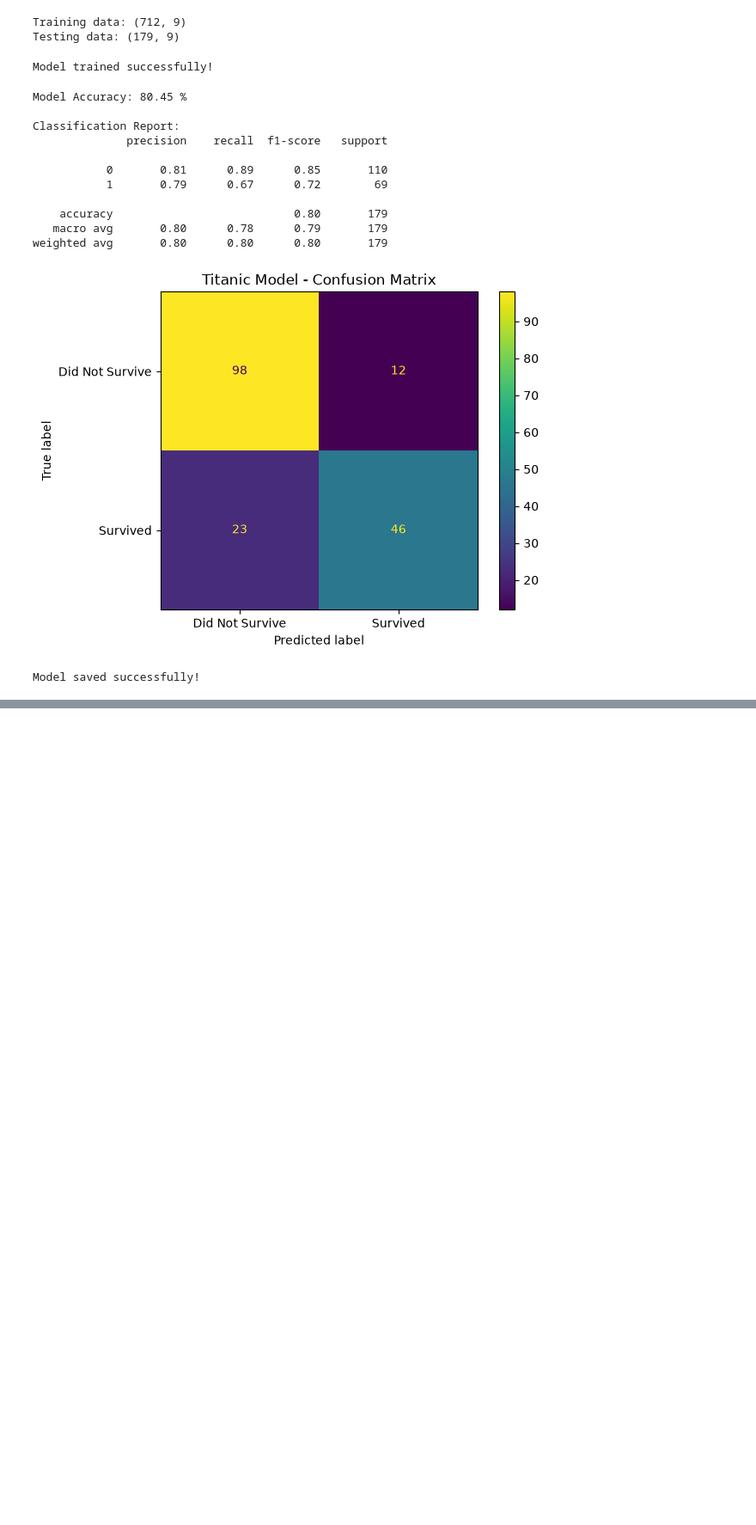
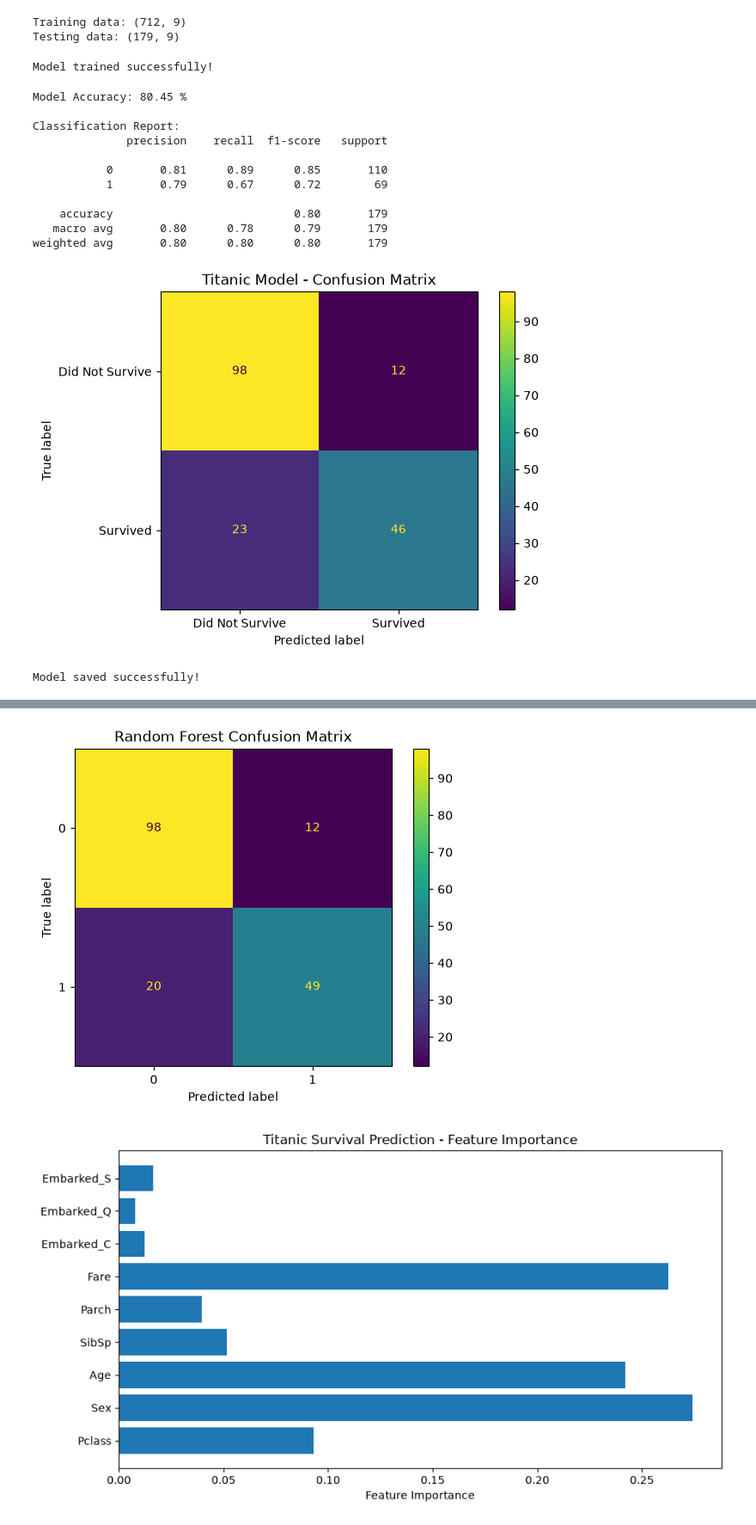
Before and after one commit to vinit14thk/Titanic-Survival-Prediction, a Jupyter notebook: titanic_project.ipynb, the cells around one changed output, grey strips where cells are left out. Shown at 86% size. Cells and saved outputs as stored; diff of their text form; code cells hidden in the pictures; blank space fills up the shorter version.

```diff
--- a/titanic_project.ipynb
+++ b/titanic_project.ipynb
@@ -424,0 +439,10 @@ Random Forest model saved successfully!
+# %%
+import pandas as pd
+
+# Reload the original cleaned dataset
+df = pd.read_csv("cleaned_titanic.csv")
+
+print("Sex values after reloading:")
+print(df["Sex"].unique())
+
+print("\nMissing values in Sex:", df["Sex"].isnull().sum())
@@ -424,0 +454,17 @@ Random Forest model saved successfully!
+# %%
+from sklearn.model_selection import train_test_split
+
+X = df[
+    ["Pclass", "Sex", "Age", "SibSp", "Parch", "Fare",
+     "Embarked_C", "Embarked_Q", "Embarked_S"]
+]
+
+y = df["Survived"]
+
+X_train, X_test, y_train, y_test = train_test_split(
+    X, y, test_size=0.2, random_state=42, stratify=y
+)
+
+print("Training rows:", len(X_train))
+print("Testing rows:", len(X_test))
+print("Missing values:", X.isnull().sum().sum())
@@ -424,0 +521,19 @@ Random Forest model saved successfully!
+# %%
+import matplotlib.pyplot as plt
+from sklearn.metrics import ConfusionMatrixDisplay
+
+# Confusion matrix
+ConfusionMatrixDisplay.from_predictions(y_test, rf_pred)
+plt.title("Random Forest Confusion Matrix")
+plt.show()
+
+# Feature importance
+plt.figure(figsize=(9, 5))
+plt.barh(X.columns, rf_model.feature_importances_)
+plt.xlabel("Feature Importance")
+plt.title("Titanic Survival Prediction - Feature Importance")
+plt.tight_layout()
+plt.show()
+# %% [output]
+[figure, added]
+[figure, added]
```
Also changed, not shown: parts of 20 cells of this notebook.
